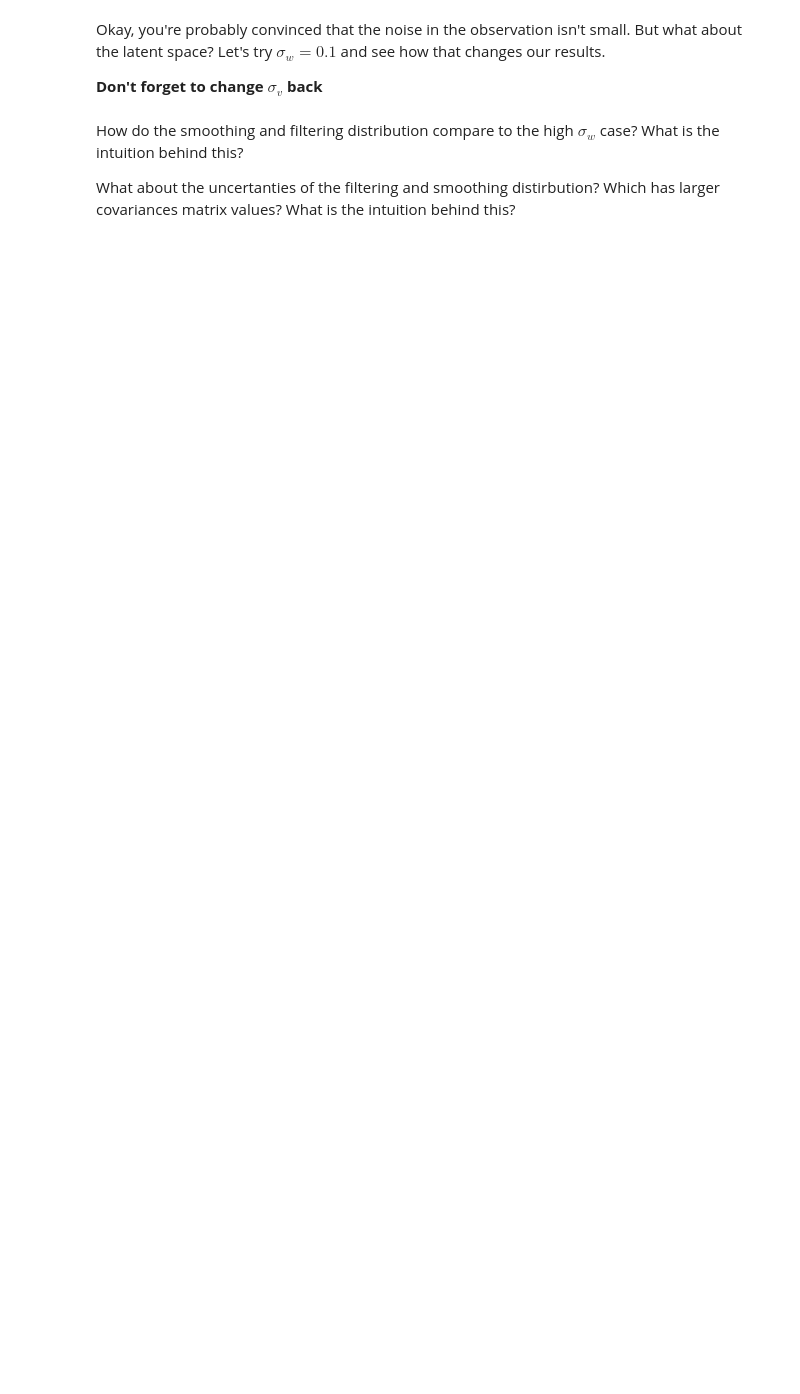
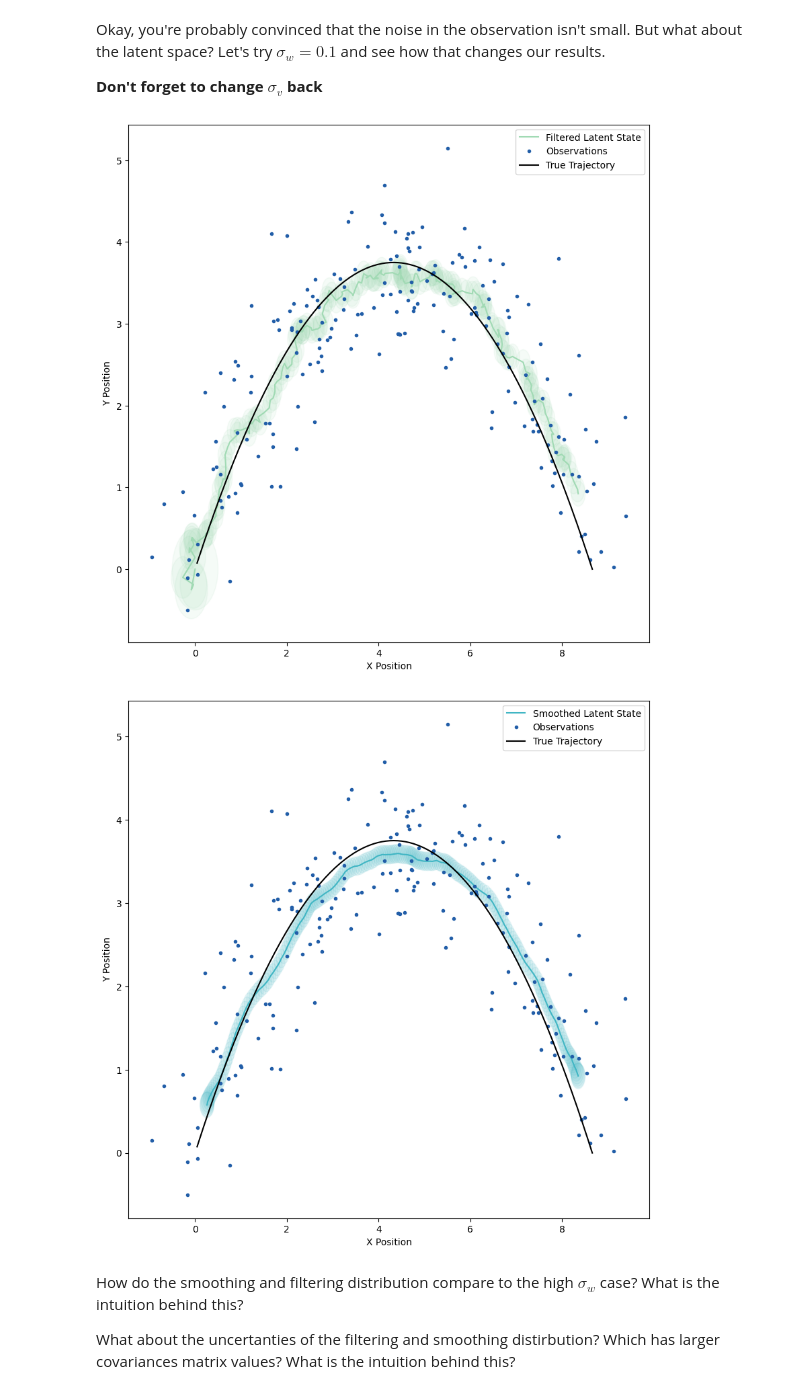
Before and after one commit to AlexMan2000/DS-GA-1018, a Jupyter notebook: labs/lab_5/Lab_5.ipynb, the cells around one changed output. Saved outputs shown, nothing was run; the diff lists cells and outputs as text; code cells hidden in the pictures; blank space fills up the shorter version.

```diff
--- a/labs/lab_5/Lab_5.ipynb
+++ b/labs/lab_5/Lab_5.ipynb
@@ -269,32 +325,35 @@ Okay, you're probably convinced that the noise in the observation isn't small. B
 __Don't forget to change $\sigma_v$ back__
 # %%
 # TODO: Conduct Kalman filtering
-kalman_filter = # TODO
-filtered_mean, filtered_covariances = # TODO
+kalman_filter = KalmanFilter(0.1, 1, 1, 1, 2, 2, 1, np.array([0, 0]))
+filtered_mean, filtered_covariances = kalman_filter.filter(data_stack)
 
 # Now let the visualization tools show you what you have.
 colors = ['#a1dab4','#41b6c4','#225ea8']
 fig, ax = plt.subplots(1, 1, figsize=(10,10), dpi=100)
 plot_means_and_cov(filtered_mean, filtered_covariances, ax, color=colors[0], label='Filtered Latent State')
 ax.plot(x_data, y_data, '.', color=colors[2], label='Observations')
 plot_true_path(time, ax)
 plt.xlabel('X Position')
 plt.ylabel('Y Position')
 plt.legend()
 plt.show()
 
 # TODO: Conduct Kalman smoothing
-smooth_mean, smooth_covariances = # TODO
+smooth_mean, smooth_covariances = kalman_filter.smooth(data_stack)
 
 # Now let the visualization tools show you what you have.
 fig, ax = plt.subplots(1, 1, figsize=(10,10), dpi=100)
 plot_means_and_cov(smooth_mean, smooth_covariances, ax, color=colors[1], label='Smoothed Latent State')
 ax.plot(x_data, y_data, '.', color=colors[2], label='Observations')
 plot_true_path(time, ax)
 plt.xlabel('X Position')
 plt.ylabel('Y Position')
 plt.legend()
 plt.show()
+# %% [output]
+[figure, added]
+[figure, added]
 # %% [markdown]
 How do the smoothing and filtering distribution compare to the high $\sigma_w$ case? What is the intuition behind this?
 
```
Also changed, not shown: parts of 14 cells of this notebook, 1 other file.
